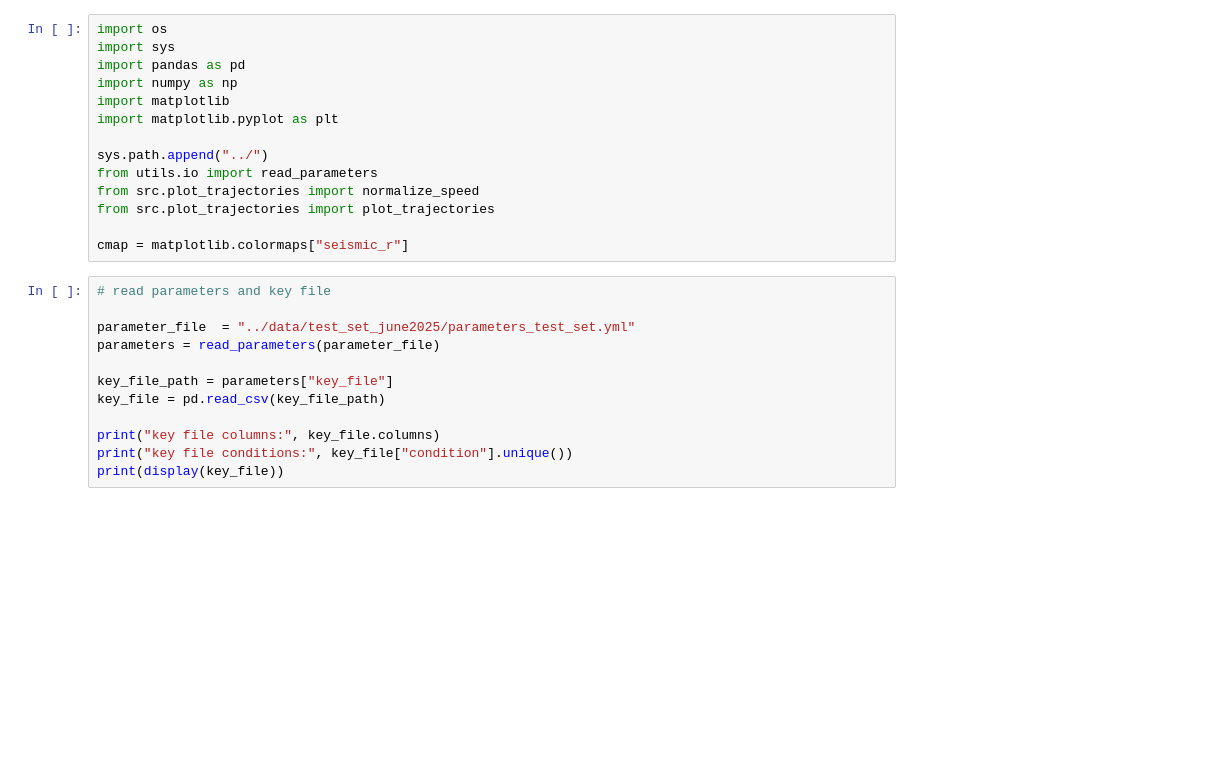
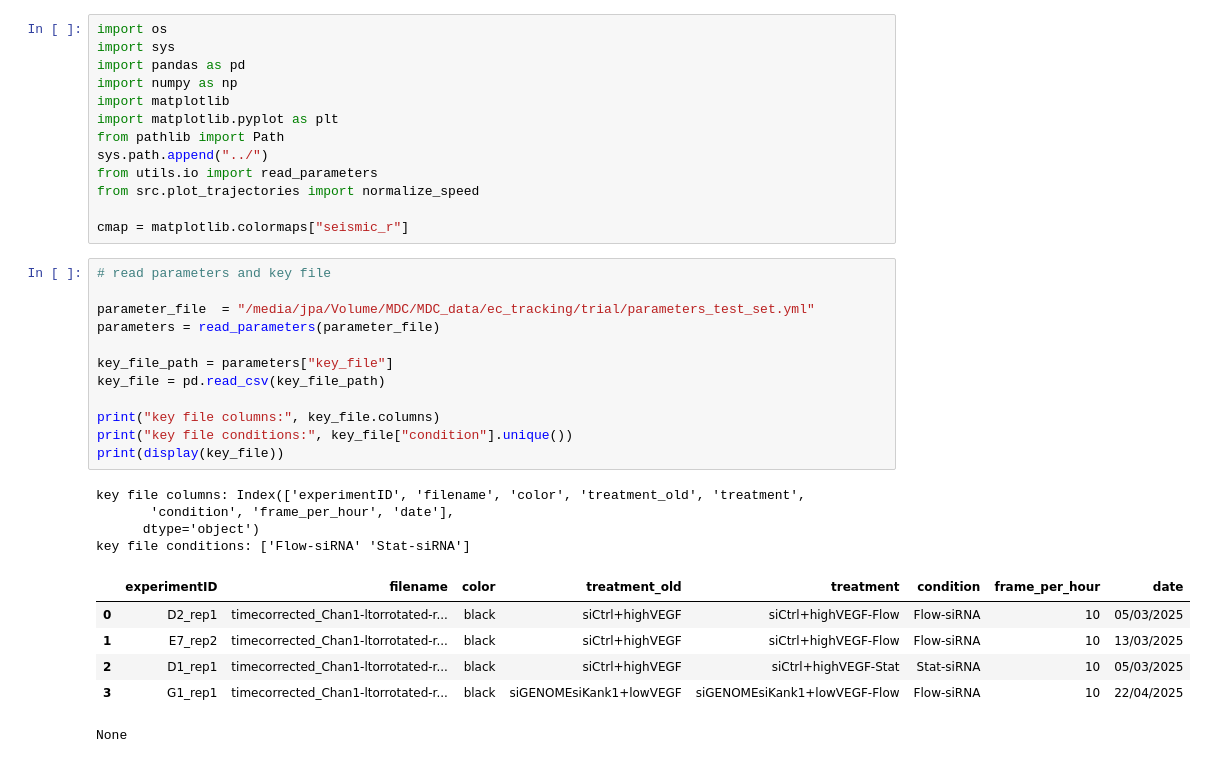
Before and after one commit to Phusiongreen/ec-tracking-analysis_2025, a Jupyter notebook: notebooks/03_A_Plot_Trajectories.ipynb, the cells around one changed output. Saved outputs shown, nothing was run; the diff lists cells and outputs as text; blank space fills up the shorter version.

```diff
--- a/notebooks/03_A_Plot_Trajectories.ipynb
+++ b/notebooks/03_A_Plot_Trajectories.ipynb
@@ -5,25 +5,35 @@ import pandas as pd
 import numpy as np
 import matplotlib
 import matplotlib.pyplot as plt
-
+from pathlib import Path
 sys.path.append("../")
 from utils.io import read_parameters
 from src.plot_trajectories import normalize_speed
-from src.plot_trajectories import plot_trajectories
 
 cmap = matplotlib.colormaps["seismic_r"]
 # %%
 # read parameters and key file
 
-parameter_file  = "../data/test_set_june2025/parameters_test_set.yml"
+parameter_file  = "/media/jpa/Volume/MDC/MDC_data/ec_tracking/trial/parameters_test_set.yml"
 parameters = read_parameters(parameter_file)
 
 key_file_path = parameters["key_file"]
 key_file = pd.read_csv(key_file_path)
 
 print("key file columns:", key_file.columns)
 print("key file conditions:", key_file["condition"].unique())
 print(display(key_file))
+# %% [output]
+key file columns: Index(['experimentID', 'filename', 'color', 'treatment_old', 'treatment',
+       'condition', 'frame_per_hour', 'date'],
+      dtype='object')
+key file conditions: ['Flow-siRNA' 'Stat-siRNA']
+|  | experimentID | filename | color | treatment_old | treatment | condition | frame_per_hour | date |
+| 0 | D2_rep1 | timecorrected_Chan1-ltorrotated-r... | black | siCtrl+highVEGF | siCtrl+highVEGF-Flow | Flow-siRNA | 10 | 05/03/2025 |
+| 1 | E7_rep2 | timecorrected_Chan1-ltorrotated-r... | black | siCtrl+highVEGF | siCtrl+highVEGF-Flow | Flow-siRNA | 10 | 13/03/2025 |
+| 2 | D1_rep1 | timecorrected_Chan1-ltorrotated-r... | black | siCtrl+highVEGF | siCtrl+highVEGF-Stat | Stat-siRNA | 10 | 05/03/2025 |
+| 3 | G1_rep1 | timecorrected_Chan1-ltorrotated-r... | black | siGENOMEsiKank1+lowVEGF | siGENOMEsiKank1+lowVEGF-Flow | Flow-siRNA | 10 | 22/04/2025 |
+None
 # %%
 # create output folder
 
```
Also changed, not shown: parts of 3 cells of this notebook, 4 other files.
